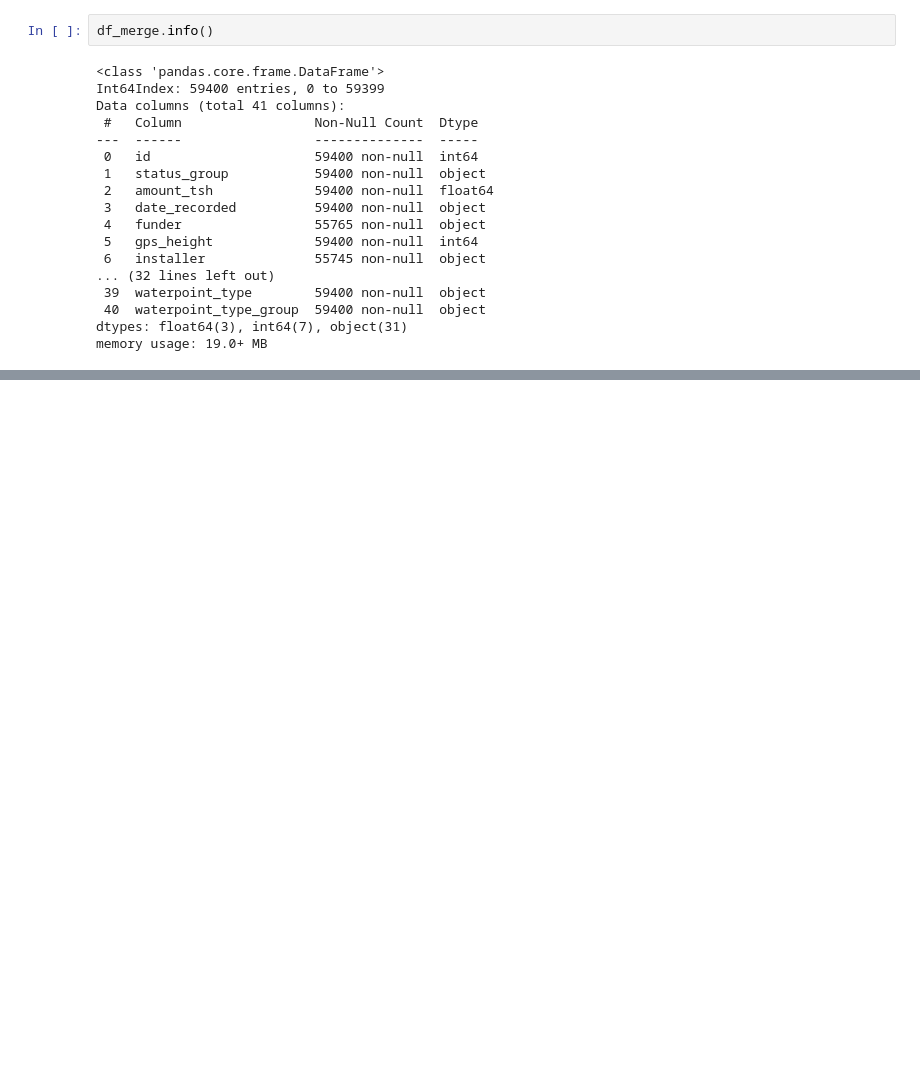
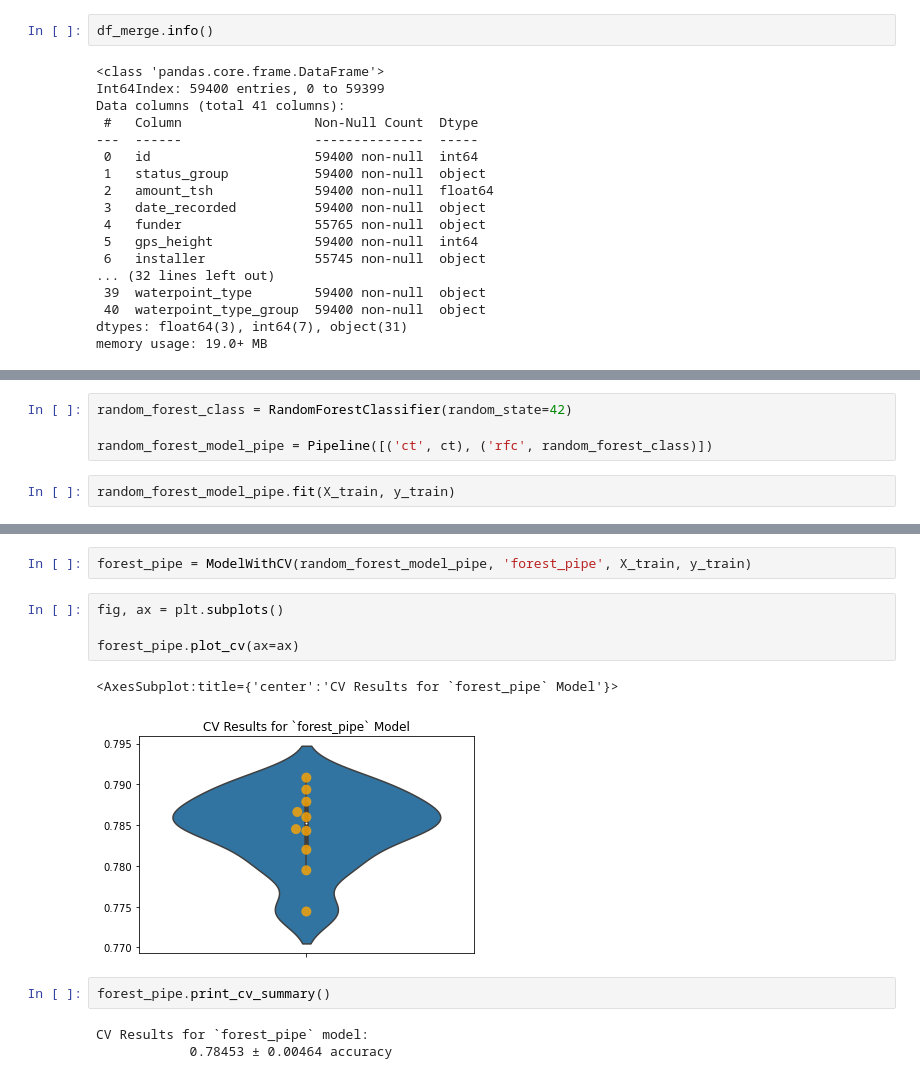
Before and after one commit to jsiddiqui85/Phase-3-Project, a Jupyter notebook: P3 EDA Notebook.ipynb, the cells around one changed output, grey strips where cells are left out. Saved outputs shown, nothing was run; the diff lists cells and outputs as text; blank space fills up the shorter version.

```diff
--- a/P3 EDA Notebook.ipynb
+++ b/P3 EDA Notebook.ipynb
@@ -242,0 +690,6 @@ dtype: int64
+# %%
+random_forest_class = RandomForestClassifier(random_state=42)
+
+random_forest_model_pipe = Pipeline([('ct', ct), ('rfc', random_forest_class)])
+# %%
+random_forest_model_pipe.fit(X_train, y_train)
@@ -242,0 +716,14 @@ dtype: int64
+# %%
+forest_pipe = ModelWithCV(random_forest_model_pipe, 'forest_pipe', X_train, y_train)
+# %%
+fig, ax = plt.subplots()
+
+forest_pipe.plot_cv(ax=ax)
+# %% [output]
+<AxesSubplot:title={'center':'CV Results for `forest_pipe` Model'}>
+[figure, added]
+# %%
+forest_pipe.print_cv_summary()
+# %% [output]
+CV Results for `forest_pipe` model:
+            0.78453 ± 0.00464 accuracy
```
Also changed, not shown: parts of 45 cells of this notebook.
